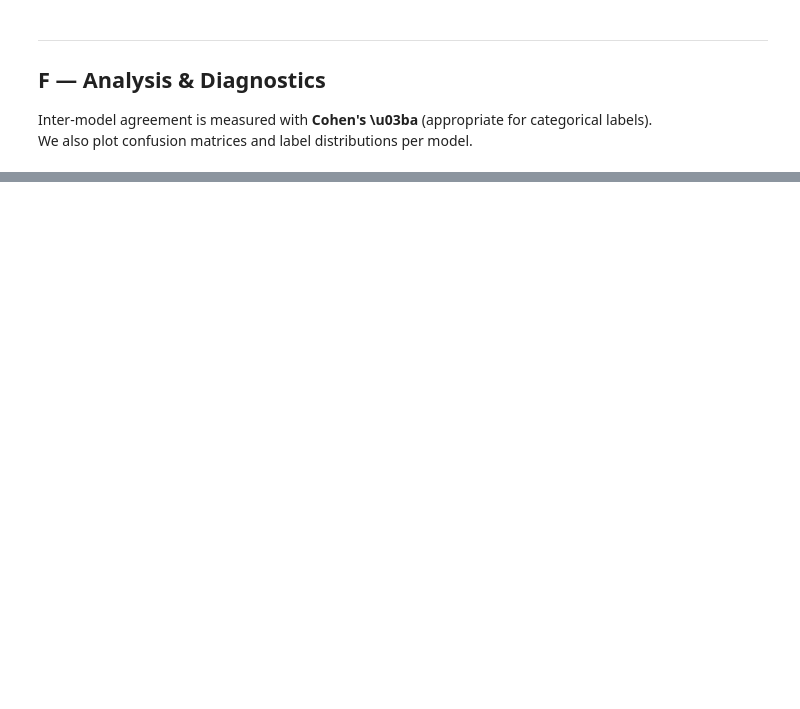
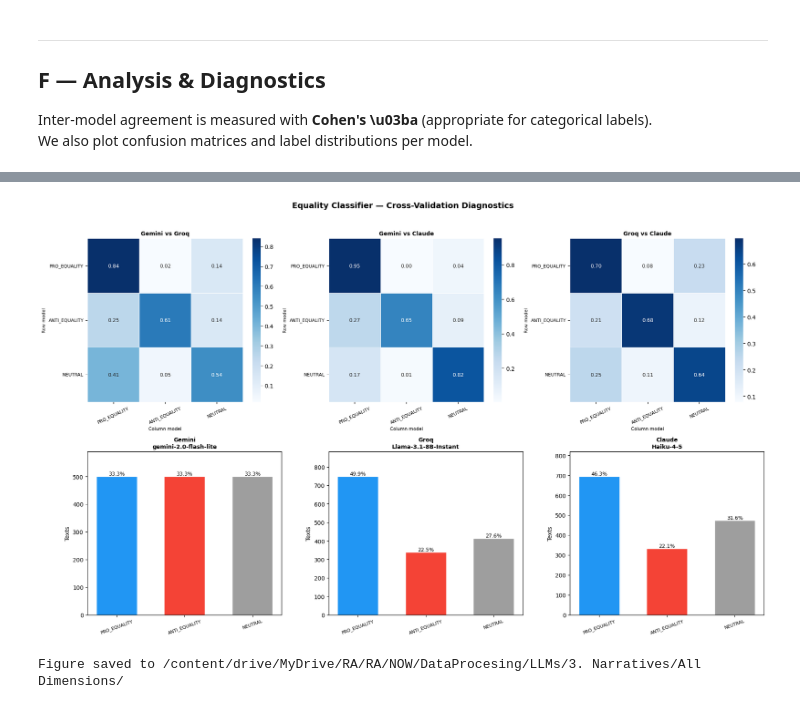
Before and after one commit to aabermejoq/LSE-Narratives-on-Inequality, a Jupyter notebook: EqualityClassifier.ipynb, the cells around one changed output, grey strips where cells are left out. Drawn from its saved outputs; the diff is of its cells as text; code cells hidden in the pictures; blank space fills up the shorter version.

```diff
--- a/EqualityClassifier.ipynb
+++ b/EqualityClassifier.ipynb
@@ -326,12 +391,4 @@ print('Sync Gemini classifier ready')
 # %%
-# ── Run primary classification with checkpoint ────────────────────────────
-# Set PRIMARY = 'groq' or 'gemini'
-PRIMARY = 'groq'
-
-done_df, done_ids = load_checkpoint(PRIMARY_CKPT)
-pending = df[~df['id'].isin(done_ids)].copy().reset_index(drop=True)
-print(f'Total: {len(df):,}  |  Done: {len(done_ids):,}  |  Pending: {len(pending):,}')
-
 if len(pending) > 0:
     tx_all = pending['text_clean'].tolist()
     id_all = pending['id'].tolist()
@@ -339,9 +396,9 @@ if len(pending) > 0:
 
     for ci in range(n_chunks):
         s, e = ci * SAVE_EVERY, min((ci + 1) * SAVE_EVERY, len(tx_all))
-        print(f'\n--- Chunk {ci+1}/{n_chunks}: texts {s:,}\u2013{e:,} ---')
+        print(f'\n--- Chunk {ci+1}/{n_chunks}: texts {s:,}–{e:,} ---')
         if PRIMARY == 'groq':
-            chunk_df = await run_groq_async(tx_all[s:e], id_all[s:e])
+            chunk_df = run_groq_sync(tx_all[s:e], id_all[s:e])  # ← cambia aquí
         else:
             chunk_df = run_gemini(tx_all[s:e], id_all[s:e])
 
@@ -405,6 +555,6 @@ cv_ids   = sample['id'].tolist()
 # %%
-# ── Model 2: Gemini cross-val ────────────────────────────────────────────
-df_gemini = run_gemini(cv_texts, cv_ids, desc=f'Gemini/{GEMINI_MODEL}')
-df_gemini = df_gemini.rename(columns={'label': 'label_gemini', 'conf': 'conf_gemini'})
-print(f'Gemini: {len(df_gemini)} texts')
-print(df_gemini['label_gemini'].value_counts().to_dict())
+# ── Model 2: Groq cross-val ───────────────────────────────────────────────
+df_groq = run_groq_sync(cv_texts, cv_ids)
+df_groq = df_groq.rename(columns={'label': 'label_groq', 'conf': 'conf_groq'})
+print(f'Groq: {len(df_groq)} texts')
+print(df_groq['label_groq'].value_counts().to_dict())
@@ -448,8 +623,8 @@ print(df_or['label_or'].value_counts().to_dict())
 # %%
 # ── Merge cross-val results ───────────────────────────────────────────────
 cv = (sample[['id', 'label', 'conf', 'dimension', 'country']]
-      .rename(columns={'label': 'label_groq', 'conf': 'conf_groq'})
-      .merge(df_gemini[['id', 'label_gemini', 'conf_gemini']], on='id', how='inner')
+      .rename(columns={'label': 'label_gemini', 'conf': 'conf_gemini'})
+      .merge(df_groq[['id', 'label_groq', 'conf_groq']], on='id', how='inner')
       .merge(df_or[['id', 'label_or', 'conf_or']], on='id', how='inner'))
 
 print(f'Cross-val merged: {len(cv)} texts with all 3 model labels')
@@ -465,9 +669,9 @@ We also plot confusion matrices and label distributions per model.
 # %%
 # ── Cohen's Kappa — overall ────────────────────────────────────────────────
 PAIRS = [
-    ('label_groq',   'label_gemini', 'Groq vs Gemini'),
-    ('label_groq',   'label_or',     'Groq vs OpenRouter'),
-    ('label_gemini', 'label_or',     'Gemini vs OpenRouter'),
+    ('label_gemini', 'label_groq',  'Gemini vs Groq'),
+    ('label_gemini', 'label_or',    'Gemini vs Claude'),
+    ('label_groq',   'label_or',    'Groq vs Claude'),
 ]
 
 def kappa_summary(df_in, label='OVERALL'):
@@ -483,7 +687,7 @@ def kappa_summary(df_in, label='OVERALL'):
     return rows
 
 print('='*65)
-print('INTER-MODEL AGREEMENT  (Cohen’s κ)')
+print('INTER-MODEL AGREEMENT  (Cohen\'s κ)')
 print('='*65)
 kappa_rows = kappa_summary(cv)
 print()
@@ -504,43 +726,46 @@ print('κ≥0.81=almost perfect | 0.61–0.80=substantial | 0.41–0.60=moderate
 # ── Visualisation: confusion matrices + label distributions ──────────────
 CAT_COLORS = {'PRO_EQUALITY': '#2196F3', 'ANTI_EQUALITY': '#F44336', 'NEUTRAL': '#9E9E9E'}
 MODEL_LABELS = {
-    'label_groq':   'Groq\nLlama-3.3-70B',
     'label_gemini': f'Gemini\n{GEMINI_MODEL}',
-    'label_or':     f'OpenRouter\n{OR_MODEL.split("/")[-1][:18]}',
+    'label_groq':   'Groq\nLlama-3.1-8B-Instant',
+    'label_or':     'Claude\nHaiku-4-5',
 }
 
 fig, axes = plt.subplots(2, 3, figsize=(18, 11))
-fig.suptitle('Equality Classifier \u2014 Cross-Validation Diagnostics', fontsize=14, fontweight='bold')
+fig.suptitle('Equality Classifier — Cross-Validation Diagnostics', fontsize=14, fontweight='bold')
 
 # Row 0: confusion matrices (row model = reference, col model = comparison)
 for ax, (c1, c2, title) in zip(axes[0], PAIRS):
     cm = confusion_matrix(cv[c1], cv[c2], labels=CATEGORIES, normalize='true')
     sns.heatmap(cm, annot=True, fmt='.2f', cmap='Blues', ax=ax,
                 xticklabels=CATEGORIES, yticklabels=CATEGORIES,
                 linewidths=0.5, annot_kws={'size': 9})
     ax.set_title(title, fontsize=10, fontweight='bold')
     ax.set_xlabel('Column model', fontsize=8)
     ax.set_ylabel('Row model', fontsize=8)
     ax.tick_params(axis='x', rotation=25, labelsize=8)
     ax.tick_params(axis='y', rotation=0,  labelsize=8)
 
 # Row 1: label distribution per model
-for ax, col in zip(axes[1], ['label_groq', 'label_gemini', 'label_or']):
+for ax, col in zip(axes[1], ['label_gemini', 'label_groq', 'label_or']):
     counts = cv[col].value_counts().reindex(CATEGORIES, fill_value=0)
     bars = ax.bar(CATEGORIES, counts.values,
                   color=[CAT_COLORS[c] for c in CATEGORIES],
                   width=0.6, edgecolor='white')
     ax.bar_label(bars, labels=[f'{v/len(cv):.1%}' for v in counts.values], fontsize=9)
     ax.set_title(MODEL_LABELS[col], fontsize=10, fontweight='bold')
     ax.set_ylabel('Texts')
     ax.set_xticks(range(len(CATEGORIES)))
     ax.set_xticklabels(CATEGORIES, rotation=20, fontsize=8)
     ax.set_ylim(0, max(counts.values) * 1.18)
 
 plt.tight_layout(rect=[0, 0, 1, 0.96])
 plt.savefig(CKPT_DIR + 'crossval_diagnostics.png', dpi=150, bbox_inches='tight')
 plt.show()
 print('Figure saved to', CKPT_DIR)
+# %% [output]
+[figure, added]
+Figure saved to /content/drive/MyDrive/RA/RA/NOW/DataProcesing/LLMs/3. Narratives/All Dimensions/
 # %%
 # ── Label distribution by dimension (primary model) ─────────────────────
 # Merge primary labels with dimension info from df
```
Also changed, not shown: parts of 30 cells of this notebook.
